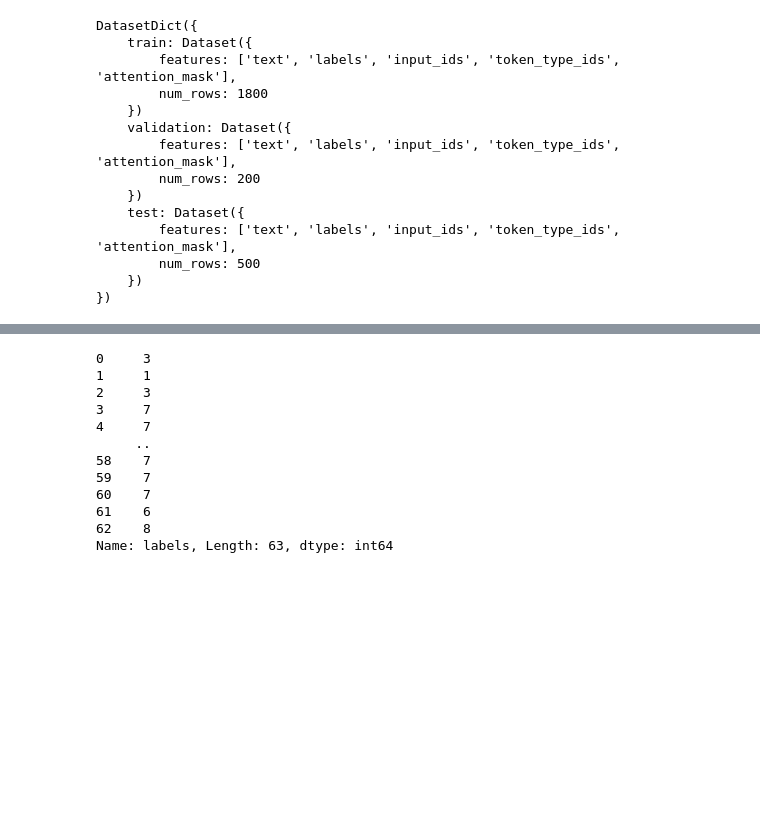
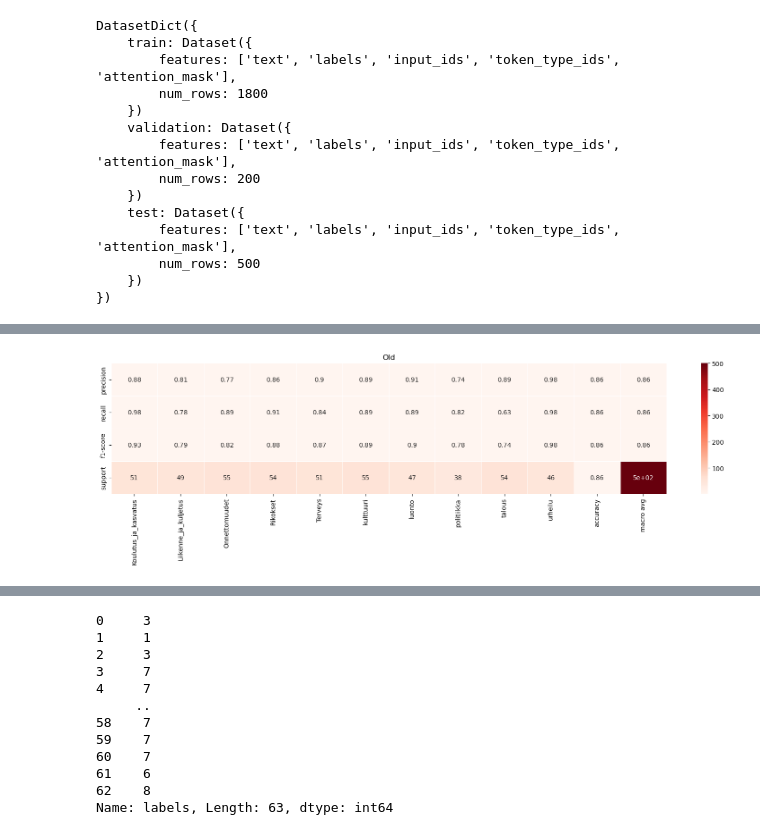
Before and after one commit to joarant/gradu, a Jupyter notebook: modelFineTuned.ipynb, the cells around one changed output, grey strips where cells are left out. Drawn from its saved outputs; the diff is of its cells as text; code cells hidden in the pictures; blank space fills up the shorter version.

Commit message:
add data

```diff
--- a/modelFineTuned.ipynb
+++ b/modelFineTuned.ipynb
@@ -100,8 +100,8 @@ Name: labels, dtype: int64
 9    85422
 Name: labels, dtype: int64
 # %%
-n_sample = 250
-df_balanced = df.groupby('labels').head(n_sample)
+n_sample = 250 # 250
+# df_balanced = df.groupby('labels').head(n_sample)
 df_balanced = df.groupby('labels').apply(lambda x: x.sample(n=n_sample))
 
 print(len(df_balanced), "documents")
@@ -287,3 +356,27 @@ accuracy= 0.86 f1= 0.8583619487885783
+# %%
+report = classification_report(correct_labels, prediction_labels, output_dict=True)
+# report_modern = classification_report(correct_labels_modern, predictions_modern, output_dict=True)
+
+
+df_report = pd.DataFrame(report).transpose()
+# df_report_modern = pd.DataFrame(report_modern).transpose()
+
+# Create subplots
+fig, axes = plt.subplots(1, 1, figsize=(16, 5))
+
+# Plot the first classification report
+sns.heatmap(df_report.iloc[:-1, :].T, annot=True, cmap="Reds", linewidths=0.5, ax=axes)
+axes.set_title("Old")
+
+# # Plot the second classification report
+# sns.heatmap(df_report_modern.iloc[:-1, :].T, annot=True, cmap="coolwarm", linewidths=0.5, ax=axes[1])
+# axes[1].set_title("Modern")
+
+# Adjust layout
+plt.tight_layout()
+plt.show()
+# %% [output]
+[figure, added]
 # %%
 trainer.evaluate(tokenized_datasets["test"])
 # %% [output]
```
Also changed, not shown: parts of 18 cells of this notebook, 1 other file.
